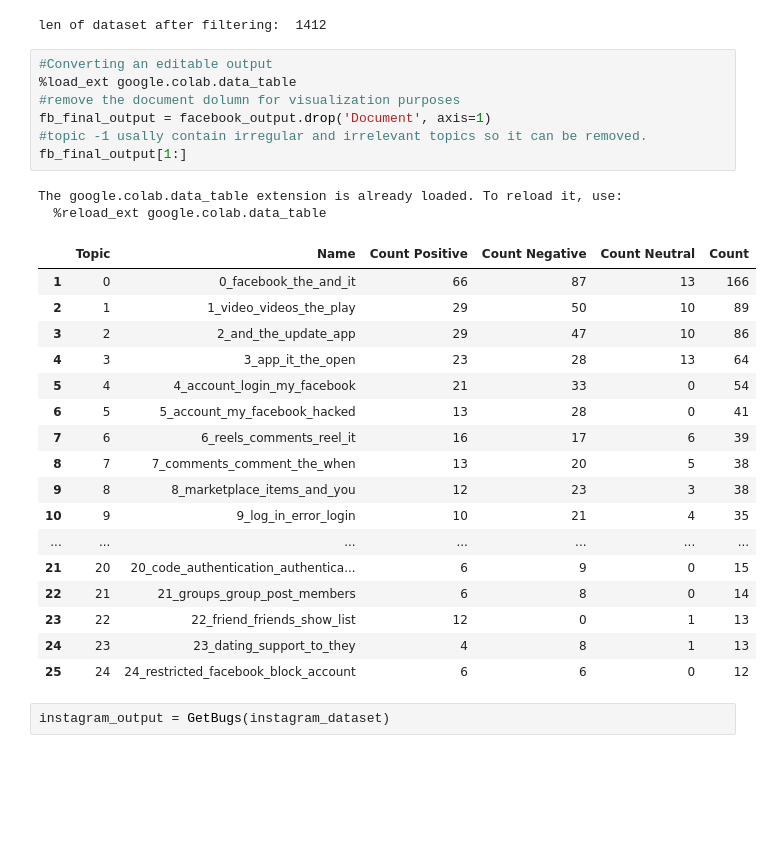
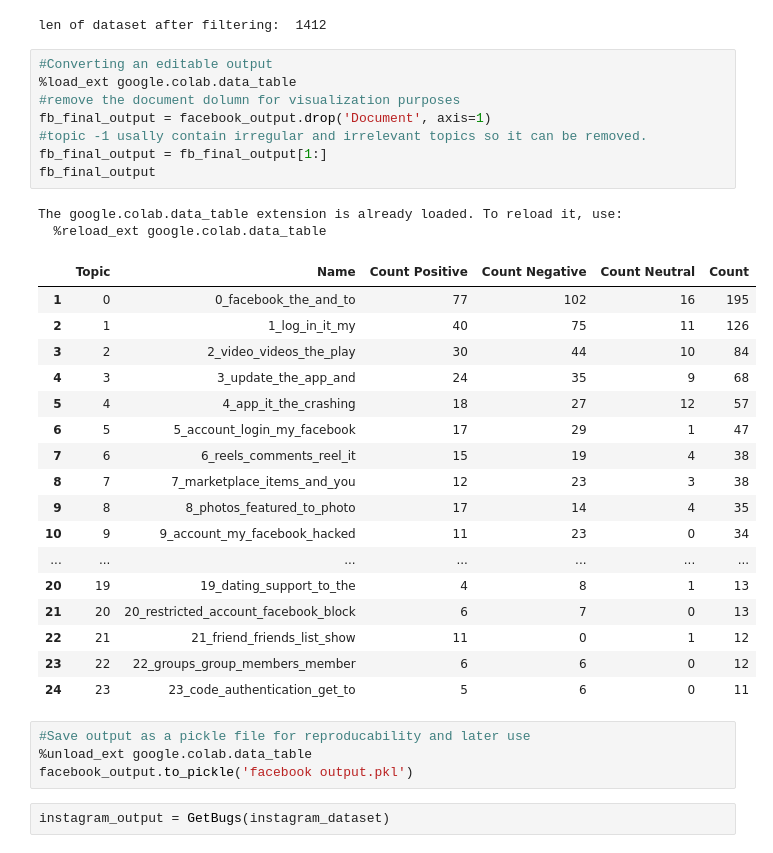
Before and after one commit to sule2019/User-Generated-Bug-Reports-using-Bertopic, a Jupyter notebook: Topic_Model.ipynb, the cells around one changed output. Drawn from its saved outputs; the diff is of its cells as text; blank space fills up the shorter version.

```diff
--- a/Topic_Model.ipynb
+++ b/Topic_Model.ipynb
@@ -207,30 +209,35 @@ len of dataset after filtering:  1412
 # %%
 #Converting an editable output
 %load_ext google.colab.data_table
 #remove the document dolumn for visualization purposes
 fb_final_output = facebook_output.drop('Document', axis=1)
 #topic -1 usally contain irregular and irrelevant topics so it can be removed.
-fb_final_output[1:]
+fb_final_output = fb_final_output[1:]
+fb_final_output
 # %% [output]
 The google.colab.data_table extension is already loaded. To reload it, use:
   %reload_ext google.colab.data_table
 |  | Topic | Name | Count Positive | Count Negative | Count Neutral | Count |
-| 1 | 0 | 0_facebook_the_and_it | 66 | 87 | 13 | 166 |
-| 2 | 1 | 1_video_videos_the_play | 29 | 50 | 10 | 89 |
-| 3 | 2 | 2_and_the_update_app | 29 | 47 | 10 | 86 |
-| 4 | 3 | 3_app_it_the_open | 23 | 28 | 13 | 64 |
-| 5 | 4 | 4_account_login_my_facebook | 21 | 33 | 0 | 54 |
-| 6 | 5 | 5_account_my_facebook_hacked | 13 | 28 | 0 | 41 |
-| 7 | 6 | 6_reels_comments_reel_it | 16 | 17 | 6 | 39 |
-| 8 | 7 | 7_comments_comment_the_when | 13 | 20 | 5 | 38 |
-| 9 | 8 | 8_marketplace_items_and_you | 12 | 23 | 3 | 38 |
-| 10 | 9 | 9_log_in_error_login | 10 | 21 | 4 | 35 |
+| 1 | 0 | 0_facebook_the_and_to | 77 | 102 | 16 | 195 |
+| 2 | 1 | 1_log_in_it_my | 40 | 75 | 11 | 126 |
+| 3 | 2 | 2_video_videos_the_play | 30 | 44 | 10 | 84 |
+| 4 | 3 | 3_update_the_app_and | 24 | 35 | 9 | 68 |
+| 5 | 4 | 4_app_it_the_crashing | 18 | 27 | 12 | 57 |
+| 6 | 5 | 5_account_login_my_facebook | 17 | 29 | 1 | 47 |
+| 7 | 6 | 6_reels_comments_reel_it | 15 | 19 | 4 | 38 |
+| 8 | 7 | 7_marketplace_items_and_you | 12 | 23 | 3 | 38 |
+| 9 | 8 | 8_photos_featured_to_photo | 17 | 14 | 4 | 35 |
+| 10 | 9 | 9_account_my_facebook_hacked | 11 | 23 | 0 | 34 |
 | ... | ... | ... | ... | ... | ... | ... |
-| 21 | 20 | 20_code_authentication_authentica... | 6 | 9 | 0 | 15 |
-| 22 | 21 | 21_groups_group_post_members | 6 | 8 | 0 | 14 |
-| 23 | 22 | 22_friend_friends_show_list | 12 | 0 | 1 | 13 |
-| 24 | 23 | 23_dating_support_to_they | 4 | 8 | 1 | 13 |
-| 25 | 24 | 24_restricted_facebook_block_account | 6 | 6 | 0 | 12 |
+| 20 | 19 | 19_dating_support_to_the | 4 | 8 | 1 | 13 |
+| 21 | 20 | 20_restricted_account_facebook_block | 6 | 7 | 0 | 13 |
+| 22 | 21 | 21_friend_friends_list_show | 11 | 0 | 1 | 12 |
+| 23 | 22 | 22_groups_group_members_member | 6 | 6 | 0 | 12 |
+| 24 | 23 | 23_code_authentication_get_to | 5 | 6 | 0 | 11 |
+# %%
+#Save output as a pickle file for reproducability and later use
+%unload_ext google.colab.data_table
+facebook_output.to_pickle('facebook output.pkl')
 # %%
 instagram_output = GetBugs(instagram_dataset)
 # %% [output]
```
Also changed, not shown: parts of 9 cells of this notebook.
